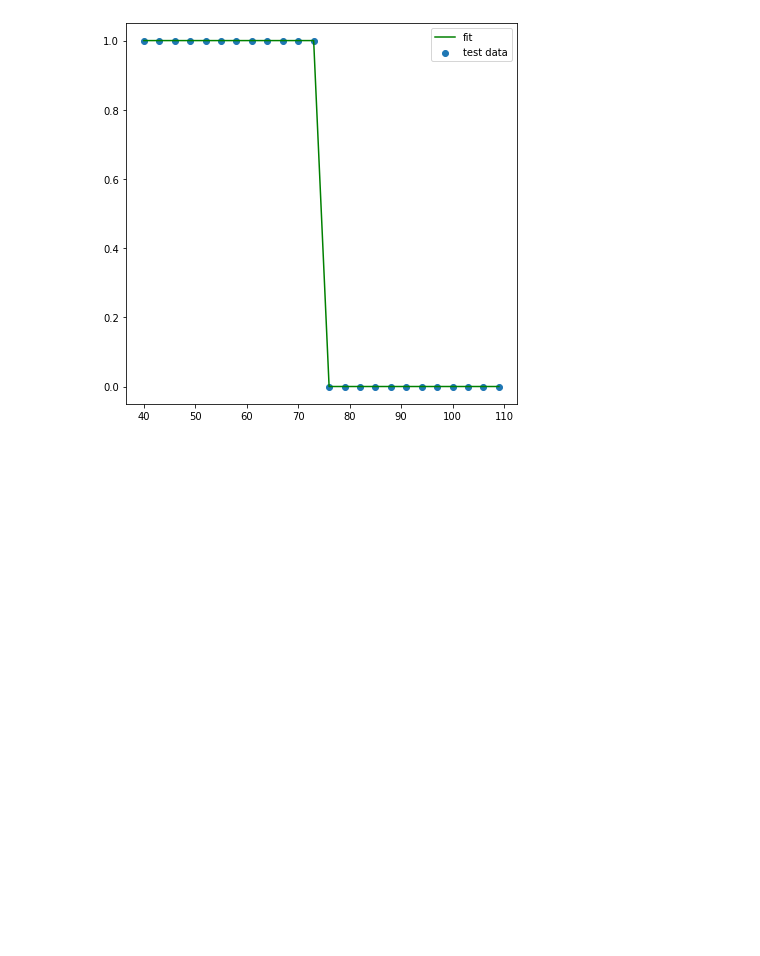
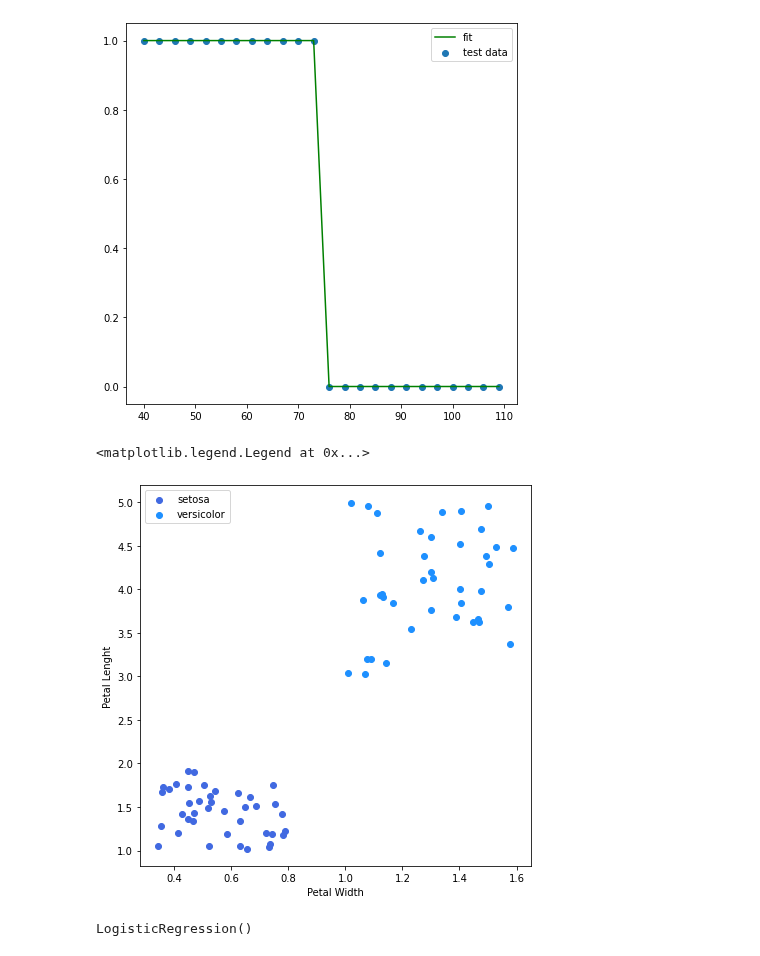
Before and after one commit to Space-Axolotl/Chapter-1, a Jupyter notebook: logistic_regression.ipynb, the cells around one changed output. Saved outputs shown, nothing was run; the diff lists cells and outputs as text; code cells hidden in the pictures; blank space fills up the shorter version.

Commit message:
added Iris classification with logistic regression

```diff
--- a/logistic_regression.ipynb
+++ b/logistic_regression.ipynb
@@ -66,0 +71,54 @@ plt.legend()
+# %%
+# Let's create data for 2 iris species (Setosa and Versicolor)
+setosa_petal_width = np.random.uniform(0.3,0.8,40)
+setosa_petal_length = np.random.uniform(1,2,40)
+
+versicolor_petal_width = np.random.uniform(1,1.6,40)
+versicolor_petal_length = np.random.uniform(3,5,40)
+
+# Join data about petal width and length of both Setosa and Versicolor
+x_setosa = np.concatenate((setosa_petal_width[:,np.newaxis],setosa_petal_length[:,np.newaxis]),axis=1)
+x_versicolor = np.concatenate((versicolor_petal_width[:,np.newaxis],versicolor_petal_length[:,np.newaxis]),axis=1)
+
+# Split data into train and test subsets
+X_train = np.concatenate((x_setosa[:30],x_versicolor[:30]))
+X_test = np.concatenate((x_setosa[30:],x_versicolor[30:]))
+
+# To see format of the data uncomment lines below
+# print(x_setosa,'\n\n', x_versicolor)
+
+# Set dependent variable values
+# Since we don't care if data is shuffled, we know that first half
+# of our data is setosa iris and the second half is versicolor iris
+# Because of that we can just set label 1 for half of the data
+# and 0 for the other half (0 - setosa, 1 - versicolor)
+y_train = np.zeros(60)
+y_train[30:] = np.ones(30)
+y_test = np.zeros(20)
+y_test[10:] = np.ones(10)
+
+# To see format of the y_train and y_test data uncomment lines below
+# print(y_test[:10], '\n\n', y_train[:10])
+# %%
+# draw a scatter plot of:
+# Iris Setosa petal width and length
+# Iris Versicolor petal width and length
+
+fig = plt.figure(figsize=(7,7))
+ax = fig.add_subplot()
+
+ax.scatter(x_setosa[:,0],x_setosa[:,1],label='setosa',c='royalblue')
+ax.scatter(x_versicolor[:,0],x_versicolor[:,1],label='versicolor',c='dodgerblue')
+plt.xlabel('Petal Width')
+plt.ylabel('Petal Lenght')
+plt.legend()
+# %% [output]
+<matplotlib.legend.Legend at 0x...>
+[figure, added]
+# %%
+# Fit the data to a logistic regression model
+# clf stands for classifier
+clf = LogisticRegression()
+clf.fit(X_train, y_train)
+# %% [output]
+LogisticRegression()
```
Also changed, not shown: parts of 9 cells of this notebook, 1 other file.
